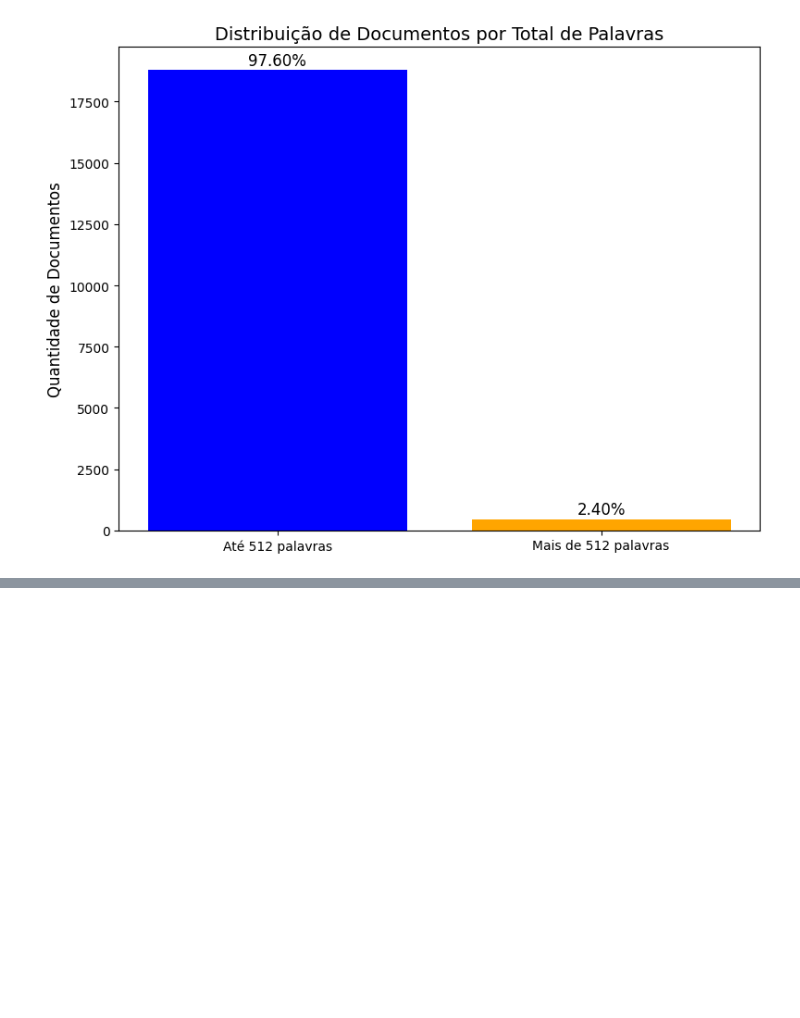
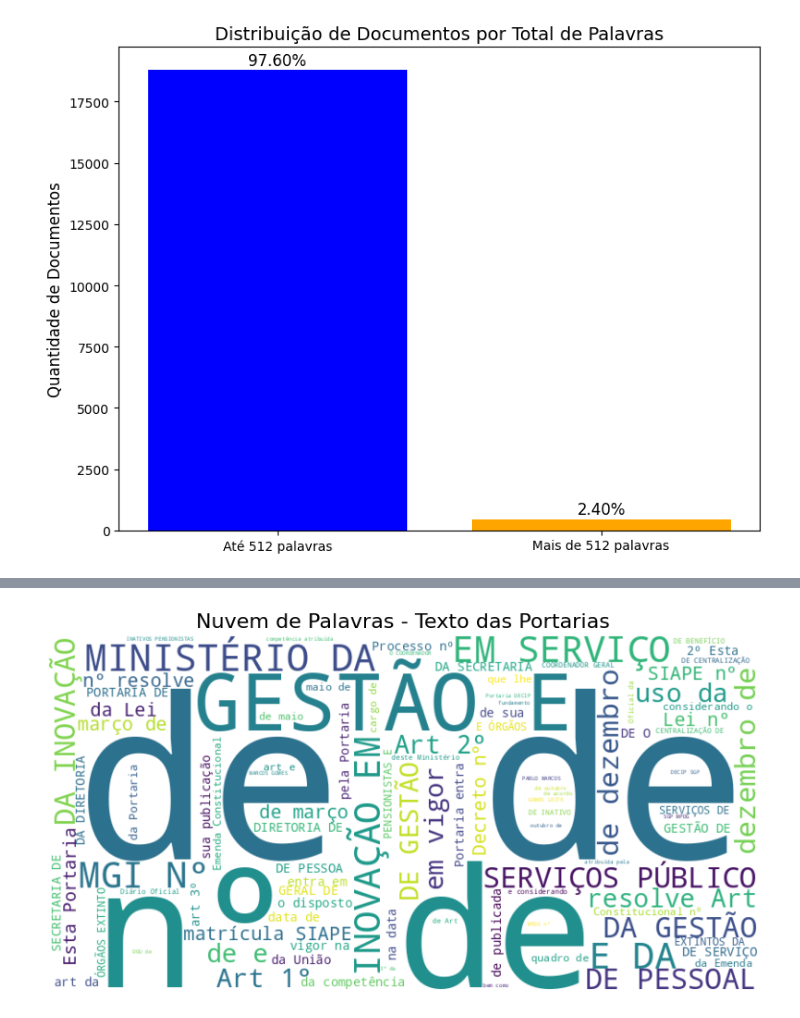
Before and after one commit to aqcorreia/PPCA-MD-Trabalho, a Jupyter notebook: 02_Tratamento_AnaliseDescritiva.ipynb, the cells around one changed output, grey strips where cells are left out. Cells and saved outputs as stored; diff of their text form; code cells hidden in the pictures; blank space fills up the shorter version.

```diff
--- a/02_Tratamento_AnaliseDescritiva.ipynb
+++ b/02_Tratamento_AnaliseDescritiva.ipynb
@@ -266,3 +268,9 @@ plt.tight_layout()
 plt.show()
 # %% [output]
 [figure]
+# %%
+# Lê o arquivo Parquet
+df_portarias_mgi = pd.read_parquet(f'./saida/03_3_DOU{secao}_portarias_mgi_tratado_NER_lematizado.parquet')  # ou engine='fastparquet'
+
+# Exibe as primeiras linhas do DataFrame
+df_portarias_mgi.shape
@@ -268,0 +289,30 @@ plt.show()
+# %%
+# Texto consolidado de todas as portarias
+texto_consolidado = " ".join(df_portarias_mgi['Texto'].dropna())
+
+texto_consolidado = texto_consolidado.strip()  # Remover espaços extras
+texto_consolidado = texto_consolidado.replace("\n", " ")  # Substituir quebras de linha
+texto_consolidado = texto_consolidado.replace(",", "")  # Remover pontuação
+
+# Palavras irrelevantes (stop words) adicionais, se necessário
+stopwords = set(STOPWORDS)
+# stopwords.update(["de"])  # Adicione palavras comuns do contexto jurídico
+
+# Gerar a nuvem de palavras
+wordcloud = WordCloud(
+    width=800,
+    height=400,
+    background_color='white',
+    stopwords=stopwords,
+    max_words=100,  # Número máximo de palavras na nuvem
+    colormap='viridis'  # Escolha do esquema de cores
+).generate(texto_consolidado)
+
+# Exibir a nuvem de palavras
+plt.figure(figsize=(10, 5))
+plt.imshow(wordcloud, interpolation='bilinear')
+plt.axis('off')  # Ocultar os eixos
+plt.title("Nuvem de Palavras - Texto das Portarias", fontsize=16)
+plt.show()
+# %% [output]
+[figure, added]
```
Also changed, not shown: parts of 7 cells of this notebook, 3 other files.
